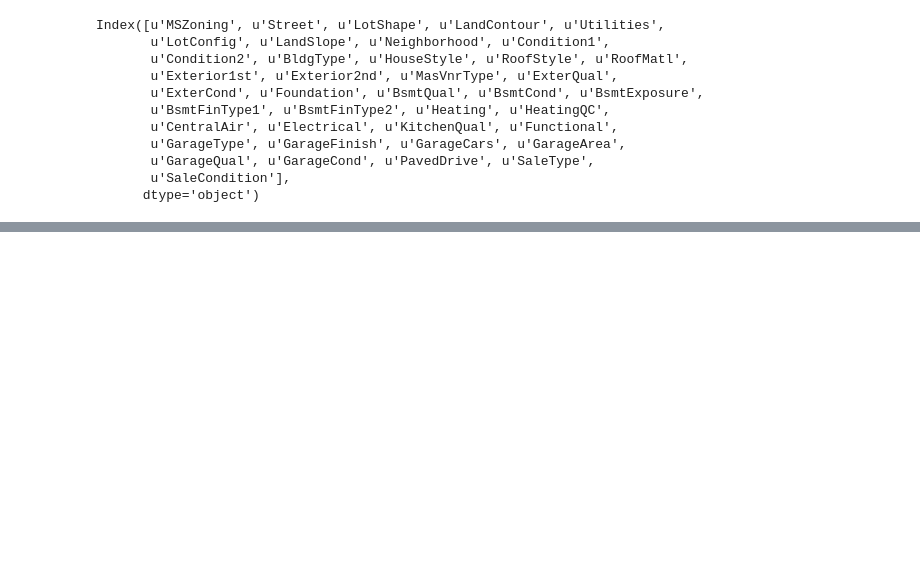
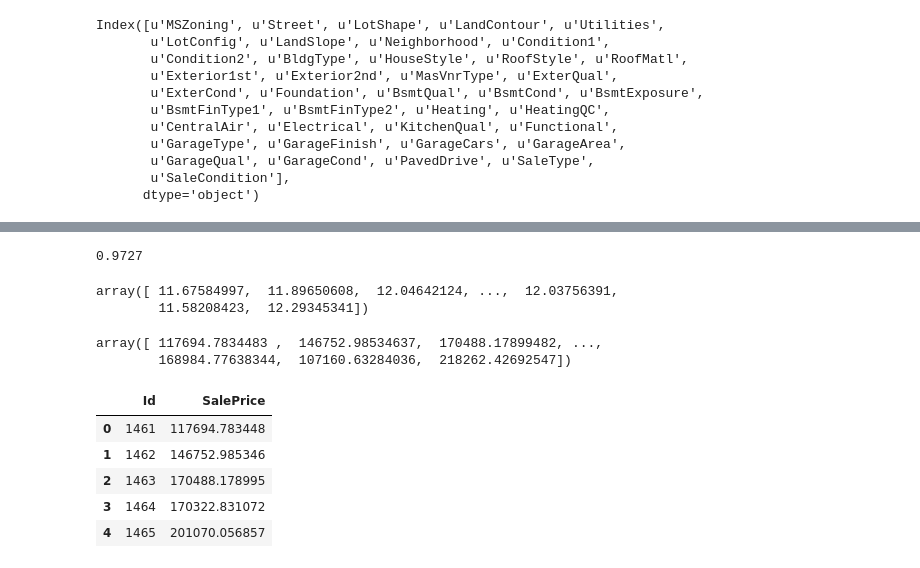
Before and after one commit to sushant2811/KaggleHousingPrices, a Jupyter notebook: KaggleHousingPrices.ipynb, the cells around one changed output, grey strips where cells are left out. Saved outputs shown, nothing was run; the diff lists cells and outputs as text; code cells hidden in the pictures; blank space fills up the shorter version.

Commit message:
Vanilla version random forest

```diff
--- a/KaggleHousingPrices.ipynb
+++ b/KaggleHousingPrices.ipynb
@@ -1949,0 +2000,35 @@ for col in test_df_mod2.select_dtypes(include = ['object']).columns:
+# %%
+RFR = RandomForestRegressor()
+RFR.fit(X_train, Y_train)
+accRFC = round(RFR.score(X_train, Y_train), 4)
+accRFC
+# %% [output]
+0.9727
+# %%
+RFR_predict_simple = RFR.predict(test_df_mod2)
+# %%
+RFR_predict_simple
+# %% [output]
+array([ 11.67584997,  11.89650608,  12.04642124, ...,  12.03756391,
+        11.58208423,  12.29345341])
+# %%
+RFR_actual_price = np.exp(RFR_predict_simple)
+# %%
+RFR_actual_price
+# %% [output]
+array([ 117694.7834483 ,  146752.98534637,  170488.17899482, ...,
+        168984.77638344,  107160.63284036,  218262.42692547])
+# %%
+submission_RFR_simple = pd.DataFrame({
+    'Id':test_df_mod2.Id,
+    'SalePrice': RFR_actual_price
+})
+# %%
+submission_RFR_simple.head()
+# %% [output]
+|  | Id | SalePrice |
+| 0 | 1461 | 117694.783448 |
+| 1 | 1462 | 146752.985346 |
+| 2 | 1463 | 170488.178995 |
+| 3 | 1464 | 170322.831072 |
+| 4 | 1465 | 201070.056857 |
```
Also changed, not shown: parts of 6 cells of this notebook.
